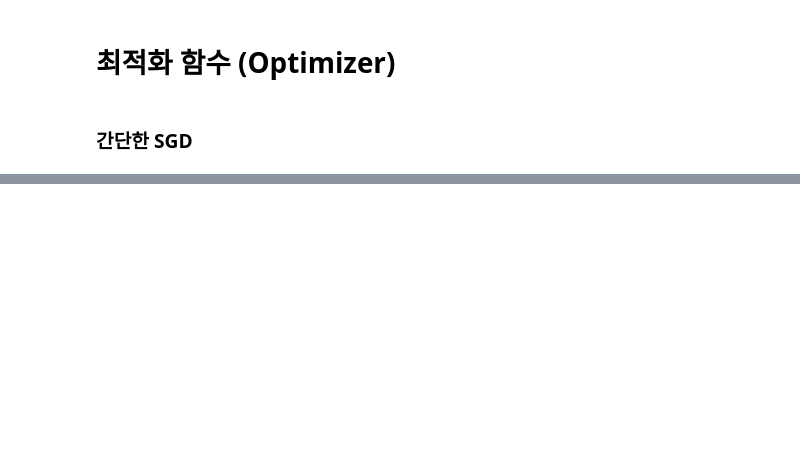
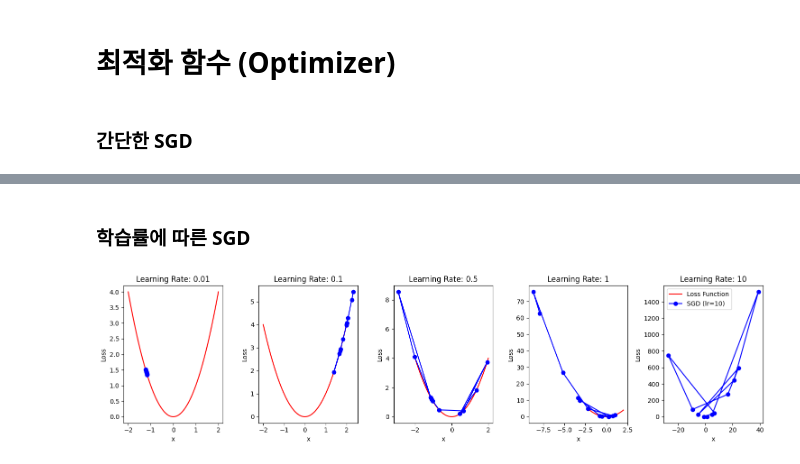
Before and after one commit to vfxpedia/06_deep_learning_basic, a Jupyter notebook: 08_optim_function.ipynb, the cells around one changed output, grey strips where cells are left out. Saved outputs shown, nothing was run; the diff lists cells and outputs as text; code cells hidden in the pictures; blank space fills up the shorter version.

```diff
--- a/08_optim_function.ipynb
+++ b/08_optim_function.ipynb
@@ -32,0 +77,22 @@ def sgd(lr=0.1, epochs=10):
+# %% [markdown]
+### 학습률에 따른 SGD
+# %%
+### 학습률에 따른 Momentum
+
+learning_rates = [0.01, 0.1, 0.5, 1, 10]
+histories = [sgd(lr=lr) for lr in learning_rates]
+
+plt.figure(figsize=(15, 4))
+
+for i, history in enumerate(histories):
+    plt.subplot(1, len(learning_rates), i + 1)
+    plt.plot(x_vals, loss(x_vals), 'r-', label='Loss Function')
+    plt.plot(history, loss(np.array(history)), 'bo-', label=f'SGD (lr={learning_rates[i]})')
+    plt.title(f'Learning Rate: {learning_rates[i]}')
+    plt.xlabel('x')
+    plt.ylabel('Loss')
+plt.legend()
+plt.tight_layout()
+plt.show()
+# %% [output]
+[figure, added]
```
Also changed, not shown: parts of 17 cells of this notebook, 9 other files.
